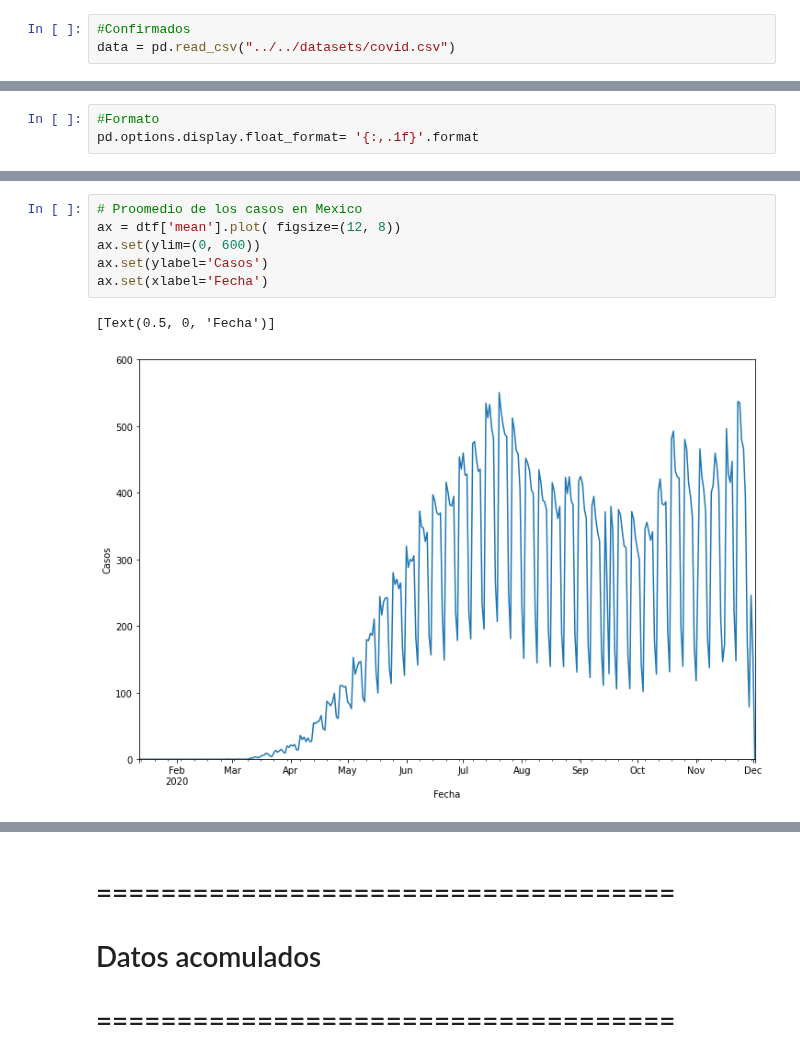
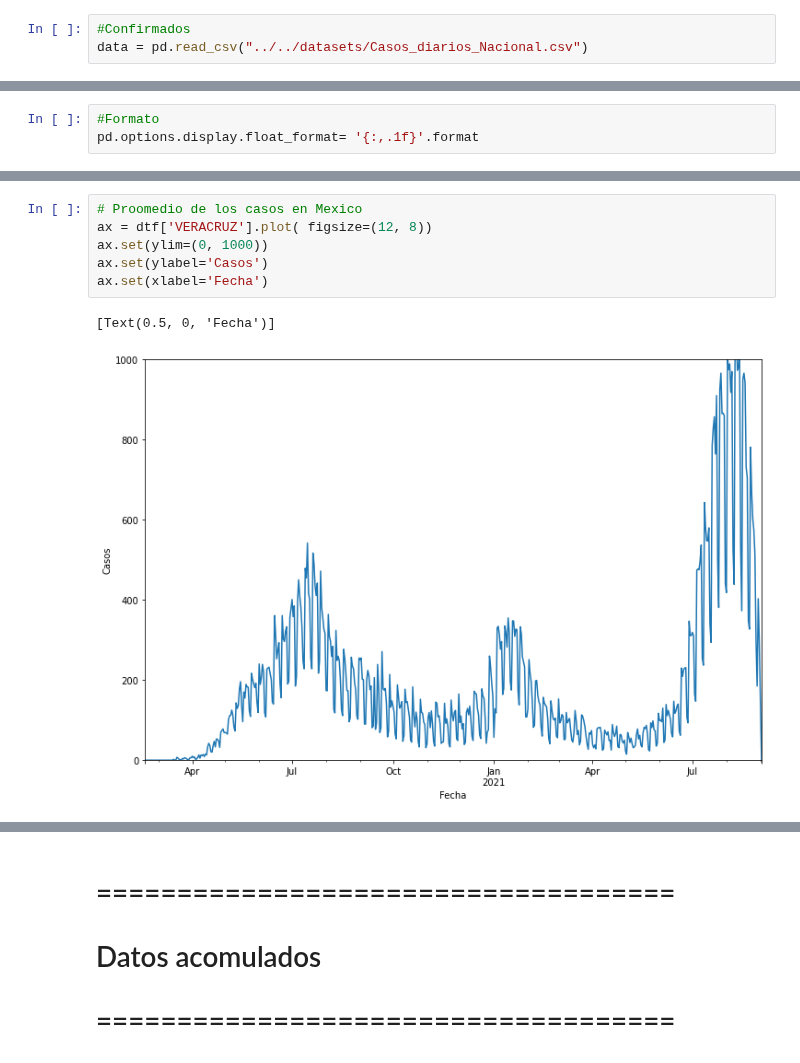
Before and after one commit to artthuro6/Covid-19, a Jupyter notebook: notebooks/Analisis/Analisis de los Datos Covid.ipynb, the cells around one changed output, grey strips where cells are left out. Drawn from its saved outputs; the diff is of its cells as text.

```diff
--- a/notebooks/Analisis/Analisis de los Datos Covid.ipynb
+++ b/notebooks/Analisis/Analisis de los Datos Covid.ipynb
@@ -12,6 +12,6 @@ import pandas as pd
 # %%
 #Confirmados
-data = pd.read_csv("../../datasets/covid.csv")
+data = pd.read_csv("../../datasets/Casos_diarios_Nacional.csv")
 # %% [markdown]
 # Acomodando el DF
 # %%
@@ -138,9 +138,9 @@ dtf.head()
 # %%
 # Proomedio de los casos en Mexico
-ax = dtf['mean'].plot( figsize=(12, 8))
-ax.set(ylim=(0, 600))
+ax = dtf['VERACRUZ'].plot( figsize=(12, 8))
+ax.set(ylim=(0, 1000))
 ax.set(ylabel='Casos')
 ax.set(xlabel='Fecha')
 # %% [output]
 [Text(0.5, 0, 'Fecha')]
-[figure, old version]
+[figure, new version]
```
Also changed, not shown: parts of 45 cells of this notebook, 3 other files.
